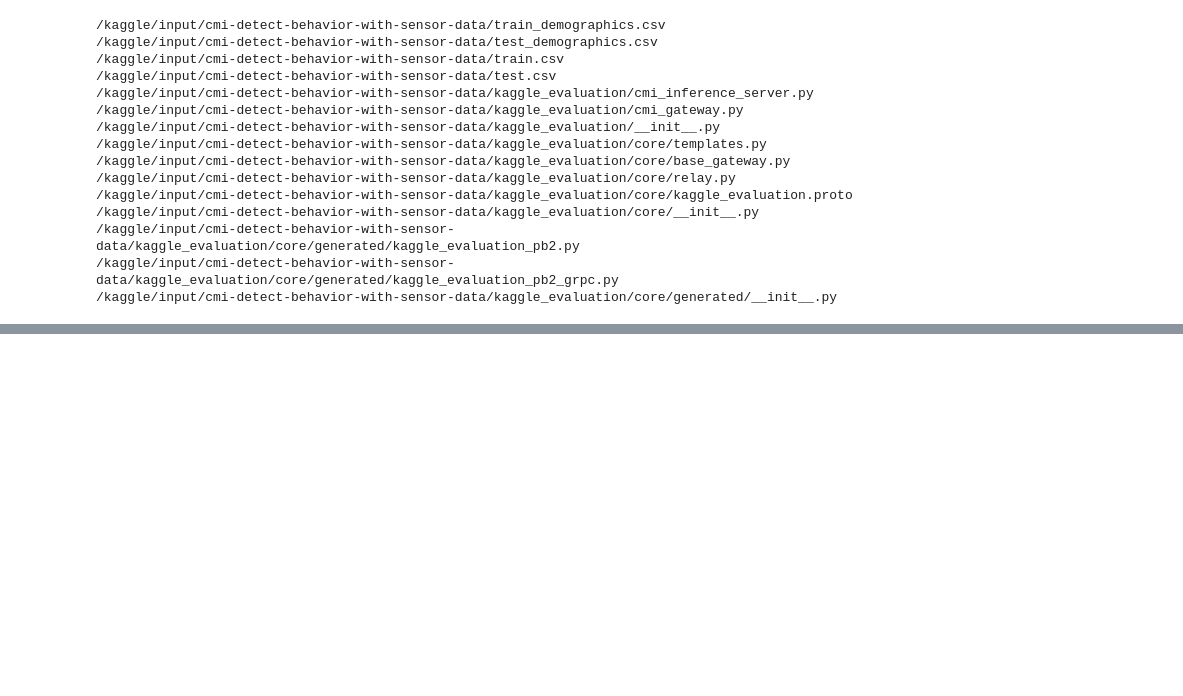
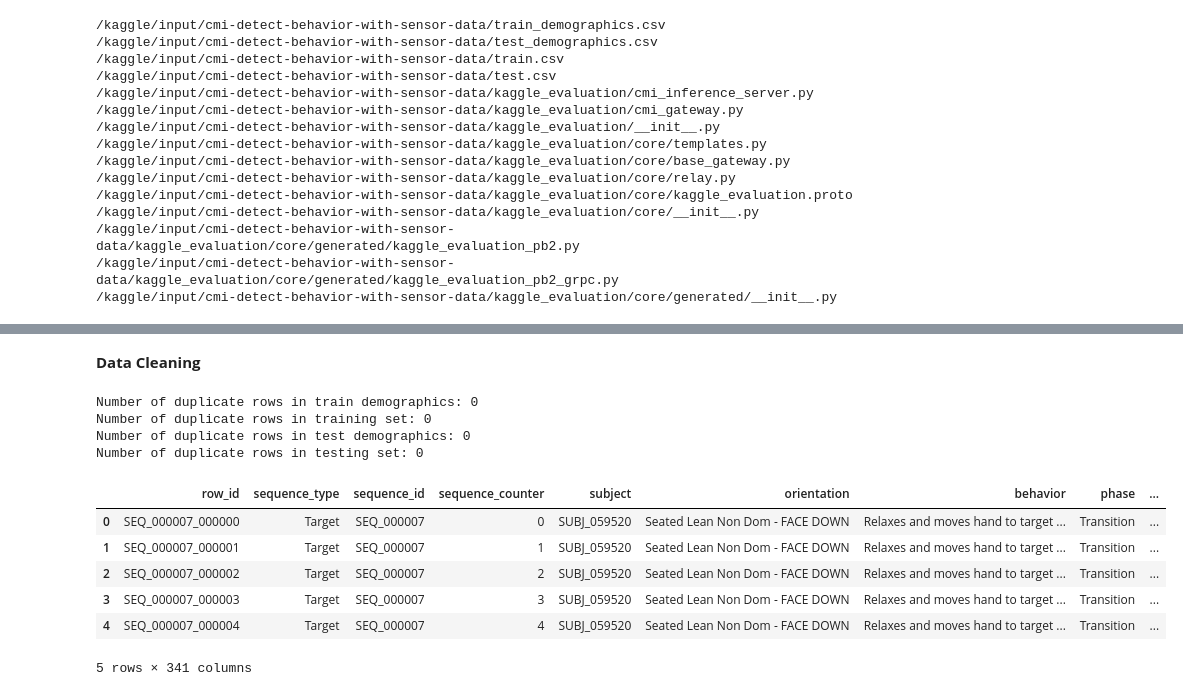
Before and after one commit to mhs170/CMI-Detect-Behavior-with-Sensor-Data, a Jupyter notebook: cmi-submission.ipynb, the cells around one changed output, grey strips where cells are left out. Saved outputs shown, nothing was run; the diff lists cells and outputs as text; code cells hidden in the pictures; blank space fills up the shorter version.

```diff
--- a/cmi-submission.ipynb
+++ b/cmi-submission.ipynb
@@ -36,0 +73,27 @@ df = pd.read_csv("/kaggle/input/cmi-detect-behavior-with-sensor-data/train_demog
+# %% [markdown]
+**Data Cleaning**
+# %%
+train_demographic_dupes = train_demographics_df.duplicated().sum()
+train_dupes = train_df.duplicated().sum()
+test_demographic_dupes = test_demographics_df.duplicated().sum()
+test_dupes = test_df.duplicated().sum()
+
+print(f"Number of duplicate rows in train demographics: {train_demographic_dupes}")
+print(f"Number of duplicate rows in training set: {train_dupes}")
+print(f"Number of duplicate rows in test demographics: {test_demographic_dupes}")
+print(f"Number of duplicate rows in testing set: {test_dupes}")
+# %% [output]
+Number of duplicate rows in train demographics: 0
+Number of duplicate rows in training set: 0
+Number of duplicate rows in test demographics: 0
+Number of duplicate rows in testing set: 0
+# %%
+train_df.head()
+# %% [output]
+|  | row_id | sequence_type | sequence_id | sequence_counter | subject | orientation | behavior | phase | ... |
+| 0 | SEQ_000007_000000 | Target | SEQ_000007 | 0 | SUBJ_059520 | Seated Lean Non Dom - FACE DOWN | Relaxes and moves hand to target ... | Transition | ... |
+| 1 | SEQ_000007_000001 | Target | SEQ_000007 | 1 | SUBJ_059520 | Seated Lean Non Dom - FACE DOWN | Relaxes and moves hand to target ... | Transition | ... |
+| 2 | SEQ_000007_000002 | Target | SEQ_000007 | 2 | SUBJ_059520 | Seated Lean Non Dom - FACE DOWN | Relaxes and moves hand to target ... | Transition | ... |
+| 3 | SEQ_000007_000003 | Target | SEQ_000007 | 3 | SUBJ_059520 | Seated Lean Non Dom - FACE DOWN | Relaxes and moves hand to target ... | Transition | ... |
+| 4 | SEQ_000007_000004 | Target | SEQ_000007 | 4 | SUBJ_059520 | Seated Lean Non Dom - FACE DOWN | Relaxes and moves hand to target ... | Transition | ... |
+5 rows × 341 columns
```
Also changed, not shown: parts of 10 cells of this notebook.
